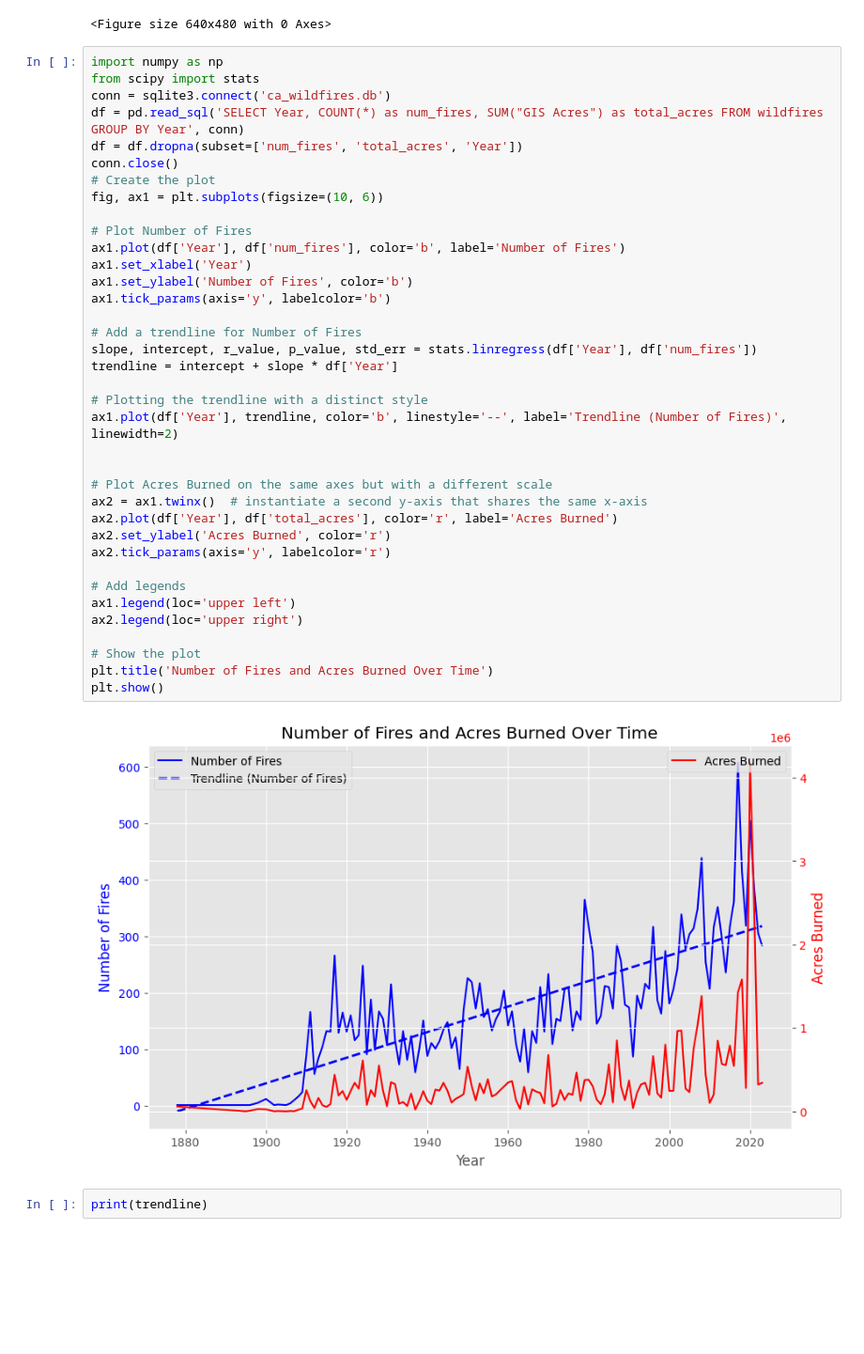
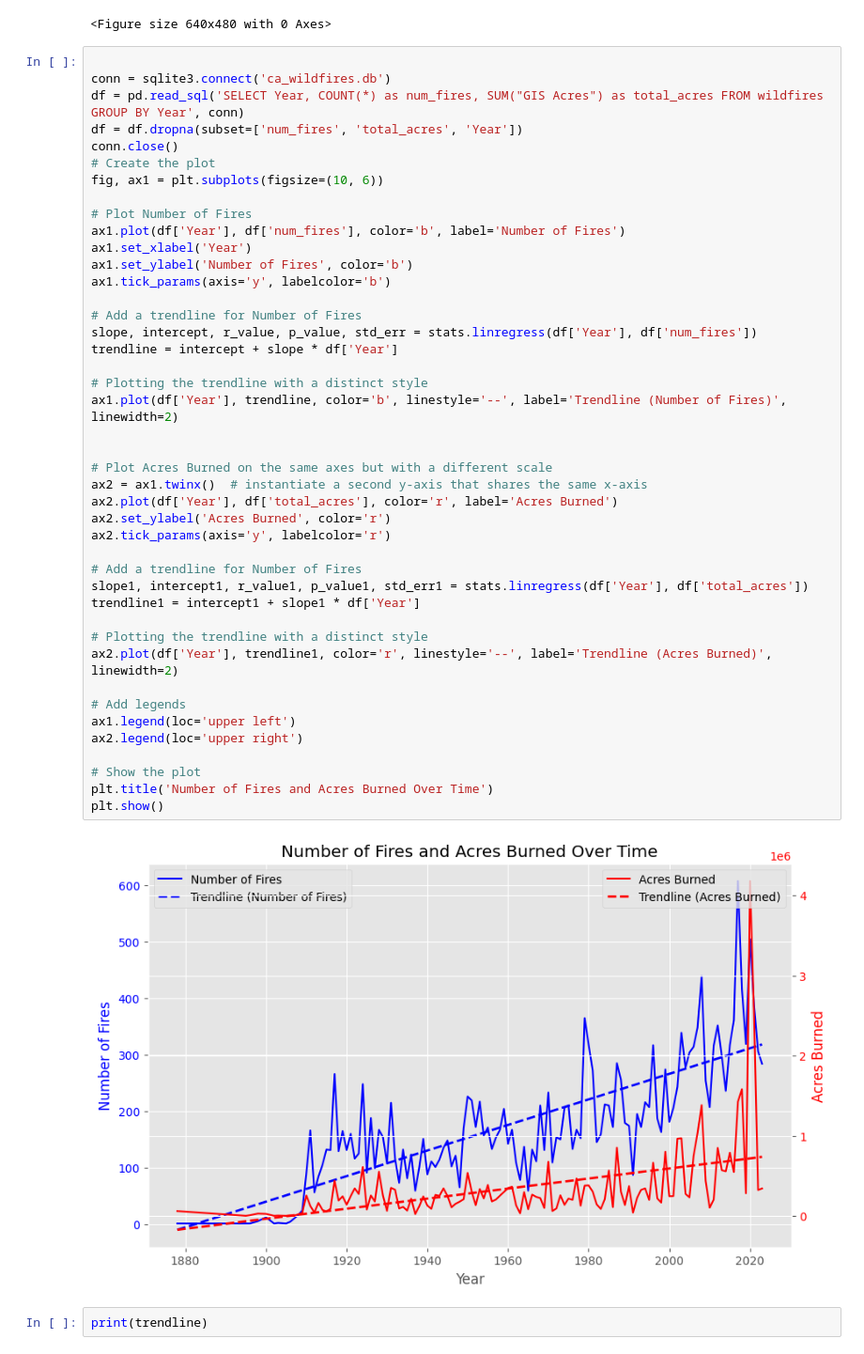
Before and after one commit to wrwr4859/UCB-Project3-Group3, a Jupyter notebook: ca_climate_change.ipynb, the cells around one changed output. Shown at 94% size. Cells and saved outputs as stored; diff of their text form; blank space fills up the shorter version.

Commit message:
add trendline to both

```diff
--- a/ca_climate_change.ipynb
+++ b/ca_climate_change.ipynb
@@ -922,8 +924,7 @@ plt.savefig('Images/wildfire_occurence_acres_over_time.png', dpi=300, bbox_inche
 [figure]
 <Figure size 640x480 with 0 Axes>
 # %%
-import numpy as np
-from scipy import stats
+
 conn = sqlite3.connect('ca_wildfires.db')
 df = pd.read_sql('SELECT Year, COUNT(*) as num_fires, SUM("GIS Acres") as total_acres FROM wildfires GROUP BY Year', conn)
 df = df.dropna(subset=['num_fires', 'total_acres', 'Year'])
@@ -932,34 +933,41 @@ conn.close()
 fig, ax1 = plt.subplots(figsize=(10, 6))
 
 # Plot Number of Fires
 ax1.plot(df['Year'], df['num_fires'], color='b', label='Number of Fires')
 ax1.set_xlabel('Year')
 ax1.set_ylabel('Number of Fires', color='b')
 ax1.tick_params(axis='y', labelcolor='b')
 
 # Add a trendline for Number of Fires
 slope, intercept, r_value, p_value, std_err = stats.linregress(df['Year'], df['num_fires'])
 trendline = intercept + slope * df['Year']
 
 # Plotting the trendline with a distinct style
 ax1.plot(df['Year'], trendline, color='b', linestyle='--', label='Trendline (Number of Fires)', linewidth=2)
 
 
 # Plot Acres Burned on the same axes but with a different scale
 ax2 = ax1.twinx()  # instantiate a second y-axis that shares the same x-axis
 ax2.plot(df['Year'], df['total_acres'], color='r', label='Acres Burned')
 ax2.set_ylabel('Acres Burned', color='r')
 ax2.tick_params(axis='y', labelcolor='r')
 
+# Add a trendline for Number of Fires
+slope1, intercept1, r_value1, p_value1, std_err1 = stats.linregress(df['Year'], df['total_acres'])
+trendline1 = intercept1 + slope1 * df['Year']
+
+# Plotting the trendline with a distinct style
+ax2.plot(df['Year'], trendline1, color='r', linestyle='--', label='Trendline (Acres Burned)', linewidth=2)
+
 # Add legends
 ax1.legend(loc='upper left')
 ax2.legend(loc='upper right')
 
 # Show the plot
 plt.title('Number of Fires and Acres Burned Over Time')
 plt.show()
 # %% [output]
-[figure, old version]
+[figure, new version]
 # %%
 print(trendline)
 # %% [output]
```
Also changed, not shown: parts of 1 cell of this notebook.
